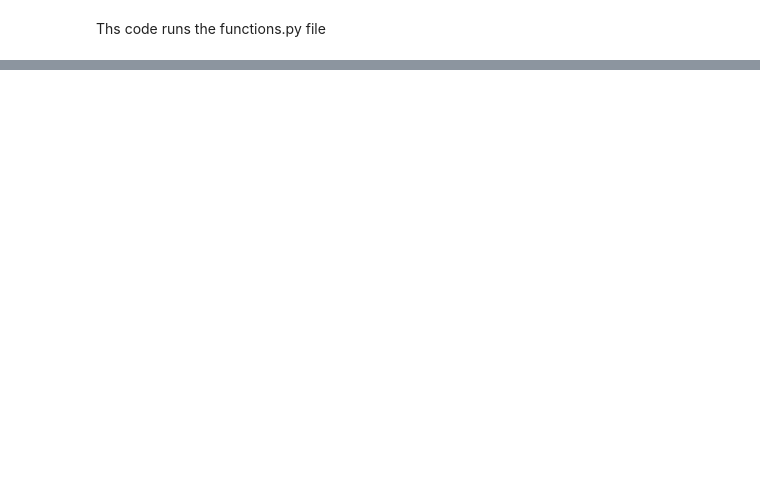
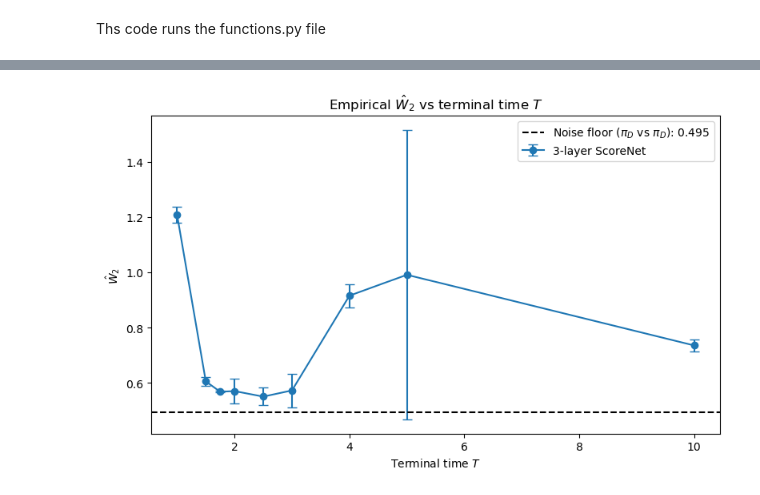
Before and after one commit to kylemcgillivray/Masters-Dissertation, a Jupyter notebook: sampler.ipynb, the cells around one changed output, grey strips where cells are left out. Drawn from its saved outputs; the diff is of its cells as text; code cells hidden in the pictures; blank space fills up the shorter version.

```diff
--- a/sampler.ipynb
+++ b/sampler.ipynb
@@ -347,0 +298,7 @@ Checkpoint 1000...
+# %%
+results_T1 = fct.run_W2_experiment(
+    X_data_bimodal, checkpoints, d, device,
+    n_repeats=5, T=1
+)
+
+fct.plot_W2_curve(results_T1, title_suffix="(averaged over 5 runs, T=1)")
@@ -347,0 +322,39 @@ Checkpoint 1000...
+# %%
+N_w2 = 2000
+samples_true = X_data_bimodal[:N_w2]
+
+T_values = [1, 1.5, 1.75, 2, 2.5, 3, 4, 5, 10]
+W2_means = []
+W2_stds = []
+
+for T_val in T_values:
+    net_test = fct.ScoreNet3(d=d, D_1=128, D_2=128).to(device)
+    net_test = fct.train_score_net(
+        net_test, X_data_bimodal,
+        t_0=1e-3, T=T_val, d=d,
+        n_iters=20000, batch_size=512, lr=1e-3,
+        device=device, print_every=20001
+    )
+    w2_mean, w2_std = fct.estimate_W2(
+        net_test, samples_true, N_w2=N_w2,
+        n_repeats=5, gamma=0.001, T=T_val,
+        d=d, device=device
+    )
+    W2_means.append(w2_mean)
+    W2_stds.append(w2_std)
+    print(f"T = {T_val}: W2 = {w2_mean:.4f} ± {w2_std:.4f}")
+
+W2_self = 0.4949
+
+plt.figure(figsize=(8, 5))
+plt.errorbar(T_values, W2_means, yerr=W2_stds,
+             marker='o', capsize=4, label='3-layer ScoreNet')
+plt.axhline(W2_self, color='k', linestyle='--',
+            label=f'Noise floor ($\\pi_D$ vs $\\pi_D$): {W2_self:.3f}')
+plt.xlabel('Terminal time $T$')
+plt.ylabel(r'$\hat{W}_2$')
+plt.title(r'Empirical $\hat{W}_2$ vs terminal time $T$')
+plt.legend()
+plt.tight_layout()
+plt.show()
+# %% [output]
@@ -347,0 +379 @@ Checkpoint 1000...
+[figure, added]
```
Also changed, not shown: parts of 22 cells of this notebook, 2 other files.
